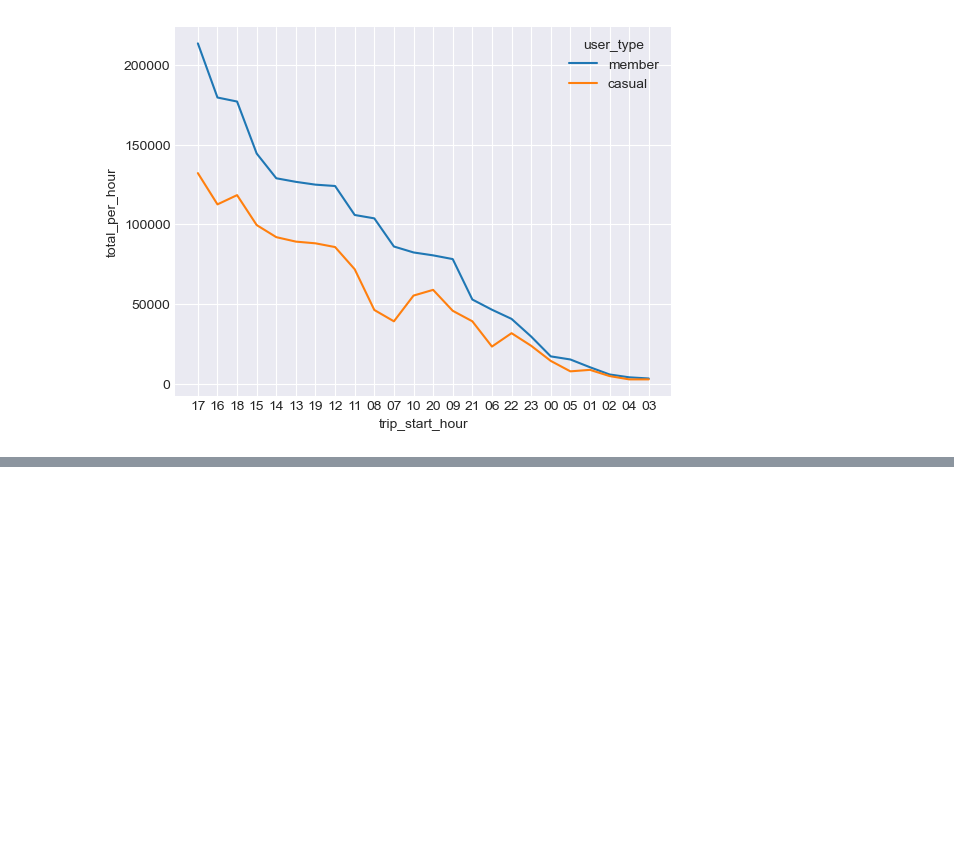
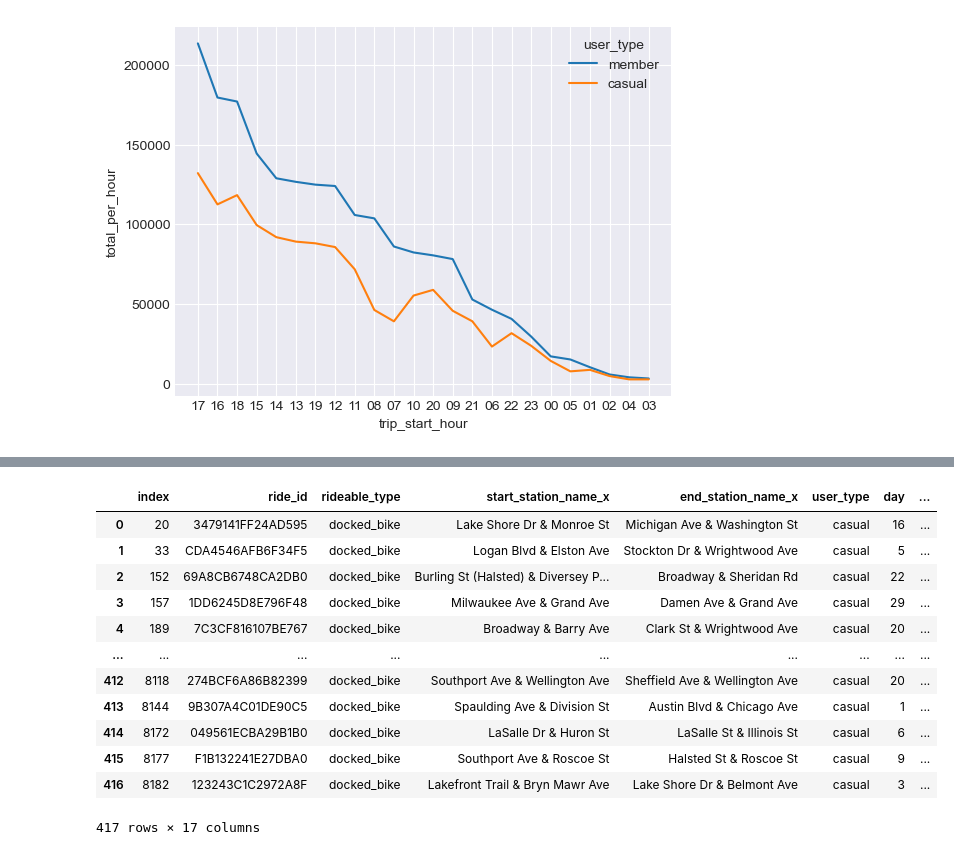
Before and after one commit to wesleymartins95/Cyclistic_insights, a Jupyter notebook: Cyclistic_pt2.ipynb, the cells around one changed output, grey strips where cells are left out. Saved outputs shown, nothing was run; the diff lists cells and outputs as text; code cells hidden in the pictures; blank space fills up the shorter version.

```diff
--- a/Cyclistic_pt2.ipynb
+++ b/Cyclistic_pt2.ipynb
@@ -557,0 +556,44 @@ round((madrugada2- madrugada1) / madrugada2 * 100,2)
+# %%
+# contando o total de usuarios por estação
+aux = casuais[['user_type','start_station_name']].value_counts('start_station_name',ascending=False).reset_index(name='start_user_total')
+
+# criando coluna 'ride_id' em aux para fazer o merge
+aux['ride_id']= casuais['ride_id']
+
+# contando o total de usuarios por estação
+aux2 = casuais[['user_type','end_station_name']].value_counts('end_station_name',ascending=False).reset_index(name='end_user_total')
+
+# criando coluna 'ride_id' em aux para fazer o merge
+aux2['ride_id']= casuais['ride_id']
+
+
+# fazendo o merge com identificador unico, onde a coluna 'start_user_total' é atribuida
+aux = pd.merge(aux, aux2, how='inner', on='ride_id')
+
+
+# fazendo o merge com identificador unico, onde a coluna 'end_user_total' é atribuida
+casuais = pd.merge(casuais, aux, how='inner', on='ride_id')
+
+# filtrando dados com estações acima de 500 retiradas
+filtro = casuais['start_user_total']>=500
+casuais = casuais[filtro]
+casuais
+
+# filtrando dados com estações acima de 500 retiradas
+filtro = casuais['end_user_total']>=500
+casuais = casuais[filtro]
+casuais
+# %% [output]
+|  | index | ride_id | rideable_type | start_station_name_x | end_station_name_x | user_type | day | ... |
+| 0 | 20 | 3479141FF24AD595 | docked_bike | Lake Shore Dr & Monroe St | Michigan Ave & Washington St | casual | 16 | ... |
+| 1 | 33 | CDA4546AFB6F34F5 | docked_bike | Logan Blvd & Elston Ave | Stockton Dr & Wrightwood Ave | casual | 5 | ... |
+| 2 | 152 | 69A8CB6748CA2DB0 | docked_bike | Burling St (Halsted) & Diversey P... | Broadway & Sheridan Rd | casual | 22 | ... |
+| 3 | 157 | 1DD6245D8E796F48 | docked_bike | Milwaukee Ave & Grand Ave | Damen Ave & Grand Ave | casual | 29 | ... |
+| 4 | 189 | 7C3CF816107BE767 | docked_bike | Broadway & Barry Ave | Clark St & Wrightwood Ave | casual | 20 | ... |
+| ... | ... | ... | ... | ... | ... | ... | ... | ... |
+| 412 | 8118 | 274BCF6A86B82399 | docked_bike | Southport Ave & Wellington Ave | Sheffield Ave & Wellington Ave | casual | 20 | ... |
+| 413 | 8144 | 9B307A4C01DE90C5 | docked_bike | Spaulding Ave & Division St | Austin Blvd & Chicago Ave | casual | 1 | ... |
+| 414 | 8172 | 049561ECBA29B1B0 | docked_bike | LaSalle Dr & Huron St | LaSalle St & Illinois St | casual | 6 | ... |
+| 415 | 8177 | F1B132241E27DBA0 | docked_bike | Southport Ave & Roscoe St | Halsted St & Roscoe St | casual | 9 | ... |
+| 416 | 8182 | 123243C1C2972A8F | docked_bike | Lakefront Trail & Bryn Mawr Ave | Lake Shore Dr & Belmont Ave | casual | 3 | ... |
+417 rows × 17 columns
```
Also changed, not shown: parts of 37 cells of this notebook, 1 other file.
